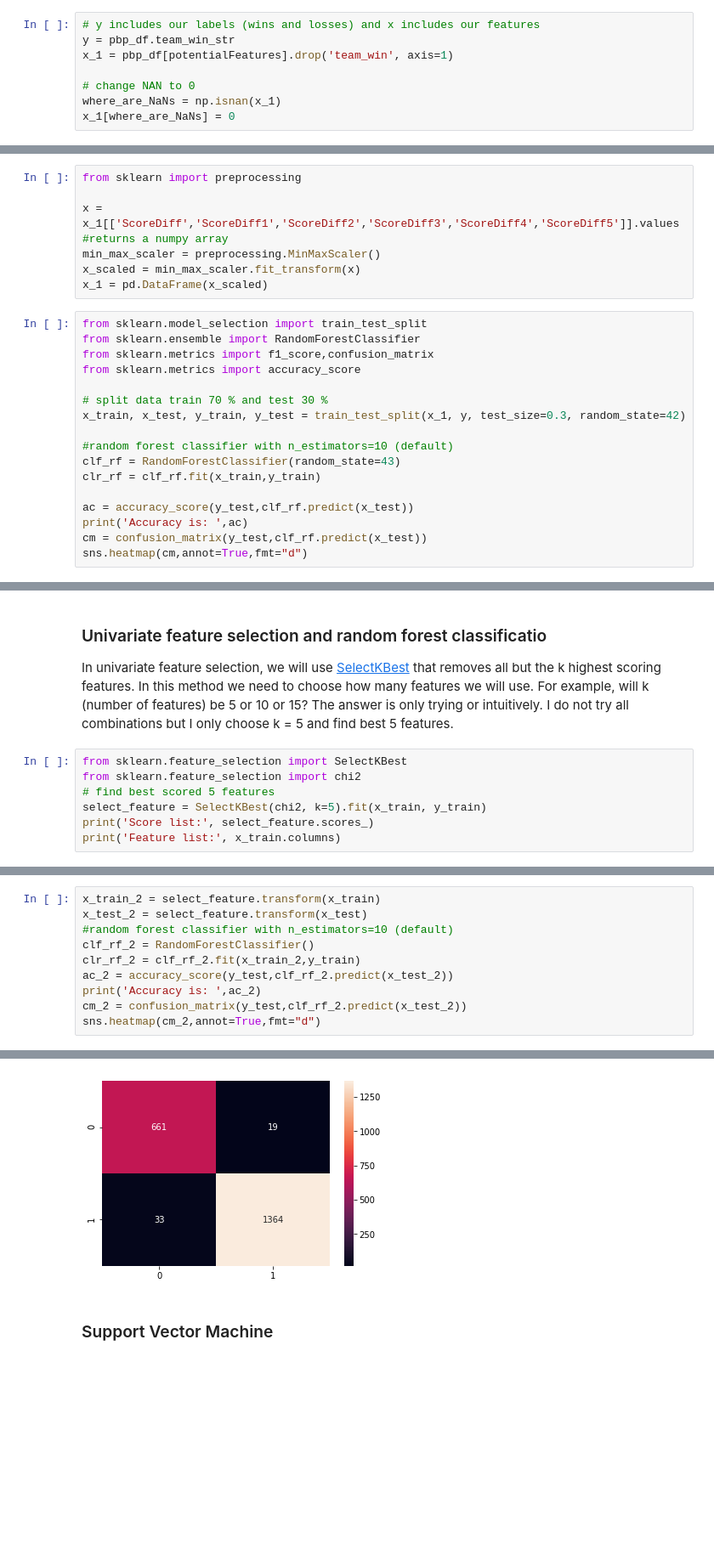
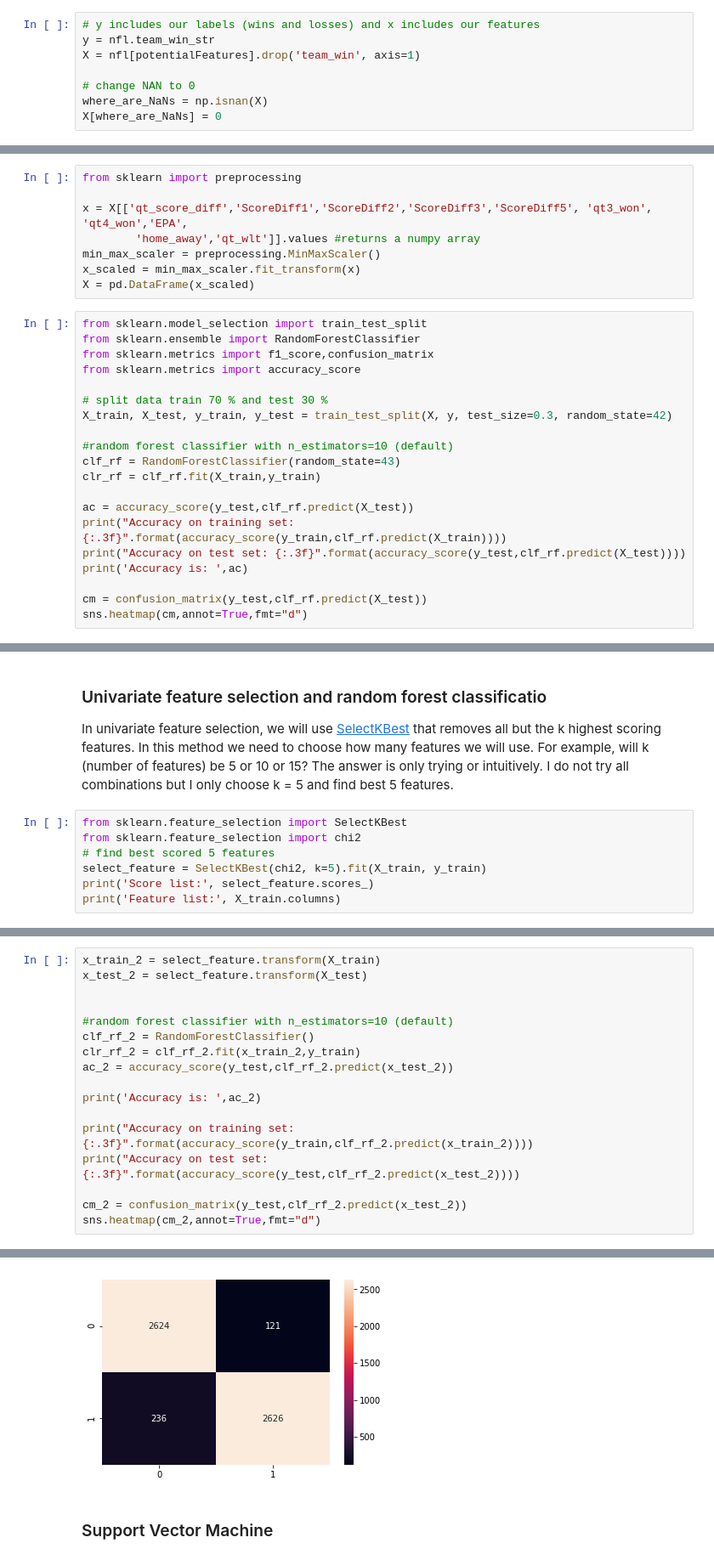
Before and after one commit to naivelogic/NFL-smarter-football, a Jupyter notebook: NFL Best Quarter-Winning Correlation.ipynb, the cells around one changed output, grey strips where cells are left out. Shown at 85% size. Saved outputs shown, nothing was run; the diff lists cells and outputs as text; blank space fills up the shorter version.

```diff
--- a/NFL Best Quarter-Winning Correlation.ipynb
+++ b/NFL Best Quarter-Winning Correlation.ipynb
@@ -355,21 +492,22 @@ df5
 create feature df and drio unnecessary fatures.
 # %%
 # y includes our labels (wins and losses) and x includes our features
-y = pbp_df.team_win_str
-x_1 = pbp_df[potentialFeatures].drop('team_win', axis=1)
+y = nfl.team_win_str
+X = nfl[potentialFeatures].drop('team_win', axis=1)
 
 # change NAN to 0
-where_are_NaNs = np.isnan(x_1)
-x_1[where_are_NaNs] = 0
+where_are_NaNs = np.isnan(X)
+X[where_are_NaNs] = 0
 # %% [markdown]
 use the package sklearn and its associated preprocessing utilities to normalize the data.
 # %%
 from sklearn import preprocessing
 
-x = x_1[['ScoreDiff','ScoreDiff1','ScoreDiff2','ScoreDiff3','ScoreDiff4','ScoreDiff5']].values #returns a numpy array
+x = X[['qt_score_diff','ScoreDiff1','ScoreDiff2','ScoreDiff3','ScoreDiff5', 'qt3_won', 'qt4_won','EPA',
+        'home_away','qt_wlt']].values #returns a numpy array
 min_max_scaler = preprocessing.MinMaxScaler()
 x_scaled = min_max_scaler.fit_transform(x)
-x_1 = pd.DataFrame(x_scaled)
+X = pd.DataFrame(x_scaled)
 # %%
 from sklearn.model_selection import train_test_split
 from sklearn.ensemble import RandomForestClassifier
@@ -377,14 +515,17 @@ from sklearn.metrics import f1_score,confusion_matrix
 from sklearn.metrics import accuracy_score
 
 # split data train 70 % and test 30 %
-x_train, x_test, y_train, y_test = train_test_split(x_1, y, test_size=0.3, random_state=42)
+X_train, X_test, y_train, y_test = train_test_split(X, y, test_size=0.3, random_state=42)
 
 #random forest classifier with n_estimators=10 (default)
 clf_rf = RandomForestClassifier(random_state=43)
-clr_rf = clf_rf.fit(x_train,y_train)
+clr_rf = clf_rf.fit(X_train,y_train)
 
-ac = accuracy_score(y_test,clf_rf.predict(x_test))
+ac = accuracy_score(y_test,clf_rf.predict(X_test))
+print("Accuracy on training set: {:.3f}".format(accuracy_score(y_train,clf_rf.predict(X_train))))
+print("Accuracy on test set: {:.3f}".format(accuracy_score(y_test,clf_rf.predict(X_test))))
 print('Accuracy is: ',ac)
-cm = confusion_matrix(y_test,clf_rf.predict(x_test))
+
+cm = confusion_matrix(y_test,clf_rf.predict(X_test))
 sns.heatmap(cm,annot=True,fmt="d")
 # %% [output]
@@ -401,7 +544,7 @@ In univariate feature selection, we will use [SelectKBest](http://scikit-learn.o
 from sklearn.feature_selection import SelectKBest
 from sklearn.feature_selection import chi2
 # find best scored 5 features
-select_feature = SelectKBest(chi2, k=5).fit(x_train, y_train)
+select_feature = SelectKBest(chi2, k=5).fit(X_train, y_train)
 print('Score list:', select_feature.scores_)
-print('Feature list:', x_train.columns)
+print('Feature list:', X_train.columns)
 # %% [output]
@@ -411,11 +555,18 @@ Feature list: RangeIndex(start=0, stop=6, step=1)
 # %%
-x_train_2 = select_feature.transform(x_train)
-x_test_2 = select_feature.transform(x_test)
+x_train_2 = select_feature.transform(X_train)
+x_test_2 = select_feature.transform(X_test)
+
+
 #random forest classifier with n_estimators=10 (default)
 clf_rf_2 = RandomForestClassifier()
 clr_rf_2 = clf_rf_2.fit(x_train_2,y_train)
 ac_2 = accuracy_score(y_test,clf_rf_2.predict(x_test_2))
+
 print('Accuracy is: ',ac_2)
+
+print("Accuracy on training set: {:.3f}".format(accuracy_score(y_train,clf_rf_2.predict(x_train_2))))
+print("Accuracy on test set: {:.3f}".format(accuracy_score(y_test,clf_rf_2.predict(x_test_2))))
+
 cm_2 = confusion_matrix(y_test,clf_rf_2.predict(x_test_2))
 sns.heatmap(cm_2,annot=True,fmt="d")
 # %% [output]
@@ -423,5 +576,5 @@ Accuracy is:  0.9749638902262879
 <matplotlib.axes._subplots.AxesSubplot at 0x...>
-[figure, old version]
+[figure, new version]
 # %% [markdown]
 ### Support Vector Machine
 # %%
```
Also changed, not shown: parts of 87 cells of this notebook.
